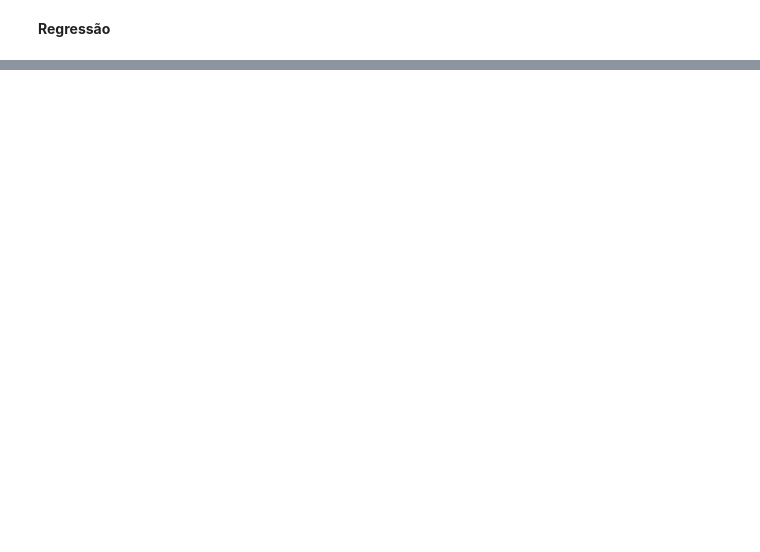
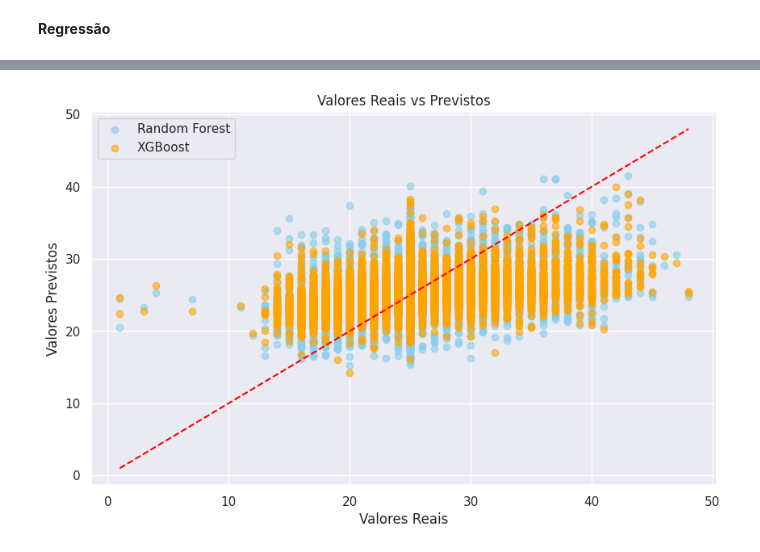
Before and after one commit to Trutzyz/AnaliseSiflisCongenita, a Jupyter notebook: bsvs_jrlb_jvavm.ipynb, the cells around one changed output, grey strips where cells are left out. Saved outputs shown, nothing was run; the diff lists cells and outputs as text; code cells hidden in the pictures; blank space fills up the shorter version.

```diff
--- a/bsvs_jrlb_jvavm.ipynb
+++ b/bsvs_jrlb_jvavm.ipynb
@@ -357,0 +539,18 @@ Scores de SelectKBest (Regressão): [5.53910778e+00 1.05041191e+01 1.45098058e+0
+# %%
+plt.figure(figsize=(10, 6))
+
+# Valores previstos vs reais para Random Forest
+plt.scatter(y_testReg, y_pred_rf, label='Random Forest', alpha=0.6, color='skyblue')
+
+# Valores previstos vs reais para XGBoost
+plt.scatter(y_testReg, y_pred_xgb, label='XGBoost', alpha=0.6, color='orange')
+
+plt.plot([y_testReg.min(), y_testReg.max()], [y_testReg.min(), y_testReg.max()], color='red', linestyle='--')
+plt.title('Valores Reais vs Previstos')
+plt.xlabel('Valores Reais')
+plt.ylabel('Valores Previstos')
+plt.legend()
+plt.grid(True)
+plt.show()
+# %% [output]
+[figure, added]
```
Also changed, not shown: parts of 35 cells of this notebook, 1 other file.
